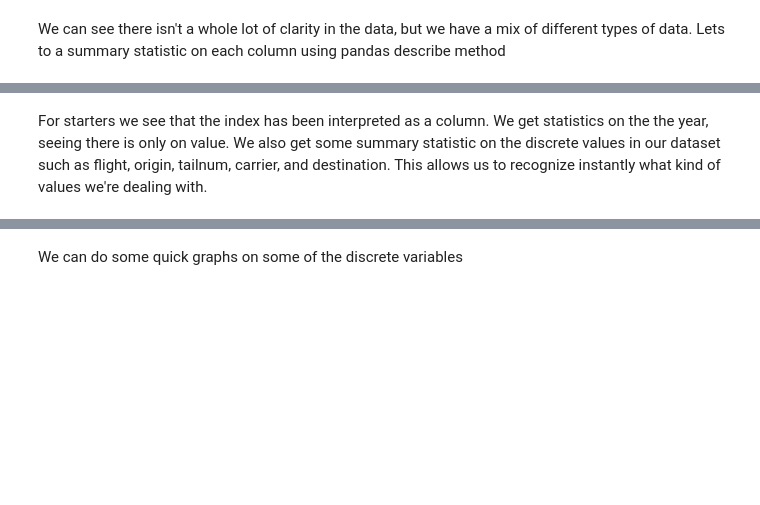
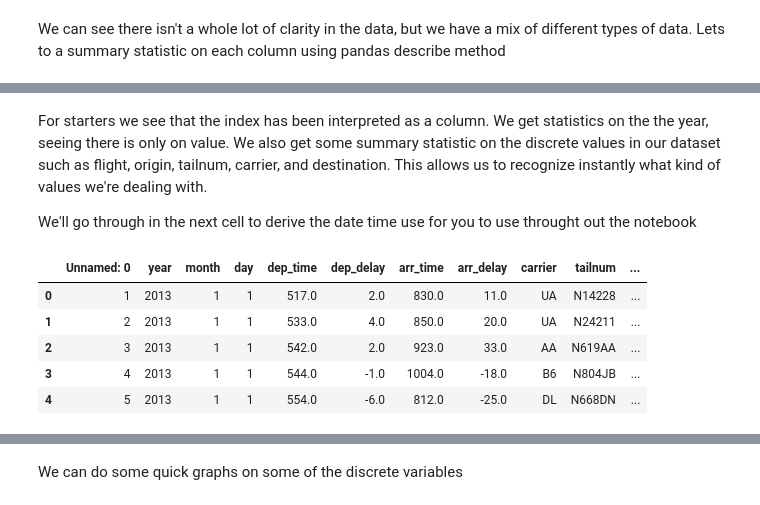
Before and after one commit to dafrimer/IMT576-Lecture, a Jupyter notebook: Lecture 2.ipynb, the cells around one changed output, grey strips where cells are left out. Saved outputs shown, nothing was run; the diff lists cells and outputs as text; code cells hidden in the pictures; blank space fills up the shorter version.

```diff
--- a/Lecture 2.ipynb
+++ b/Lecture 2.ipynb
@@ -73,3 +75,17 @@ df.describe(include='all')
 # %% [markdown]
 
 For starters we see that the index has been interpreted as a column.  We get statistics on the the year, seeing there is only on value.   We also get some summary statistic on the discrete values in our dataset such as flight, origin, tailnum, carrier, and destination.  This allows us to recognize instantly what kind of values we're dealing with.
+
+
+We'll go through in the next cell to derive the date time use for you to use throught out the notebook
+# %%
+
+df['flight_date'] = df.apply(lambda x : datetime.datetime(x['year'],int(x['month']),int(x['day'])), axis=1)
+df.head(5)
+# %% [output]
+|  | Unnamed: 0 | year | month | day | dep_time | dep_delay | arr_time | arr_delay | carrier | tailnum | ... |
+| 0 | 1 | 2013 | 1 | 1 | 517.0 | 2.0 | 830.0 | 11.0 | UA | N14228 | ... |
+| 1 | 2 | 2013 | 1 | 1 | 533.0 | 4.0 | 850.0 | 20.0 | UA | N24211 | ... |
+| 2 | 3 | 2013 | 1 | 1 | 542.0 | 2.0 | 923.0 | 33.0 | AA | N619AA | ... |
+| 3 | 4 | 2013 | 1 | 1 | 544.0 | -1.0 | 1004.0 | -18.0 | B6 | N804JB | ... |
+| 4 | 5 | 2013 | 1 | 1 | 554.0 | -6.0 | 812.0 | -25.0 | DL | N668DN | ... |
```
Also changed, not shown: parts of 4 cells of this notebook, 1 other file.
